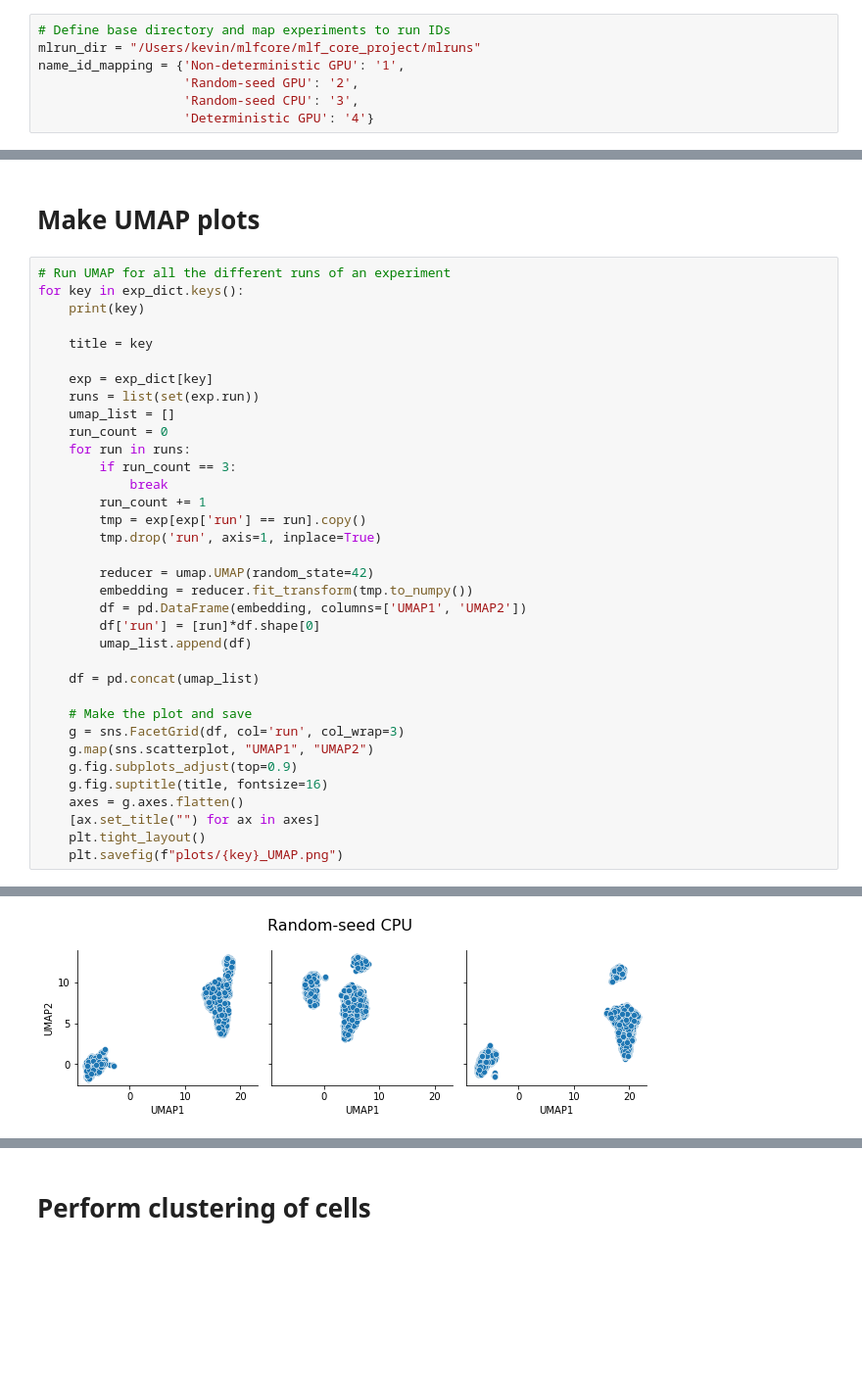
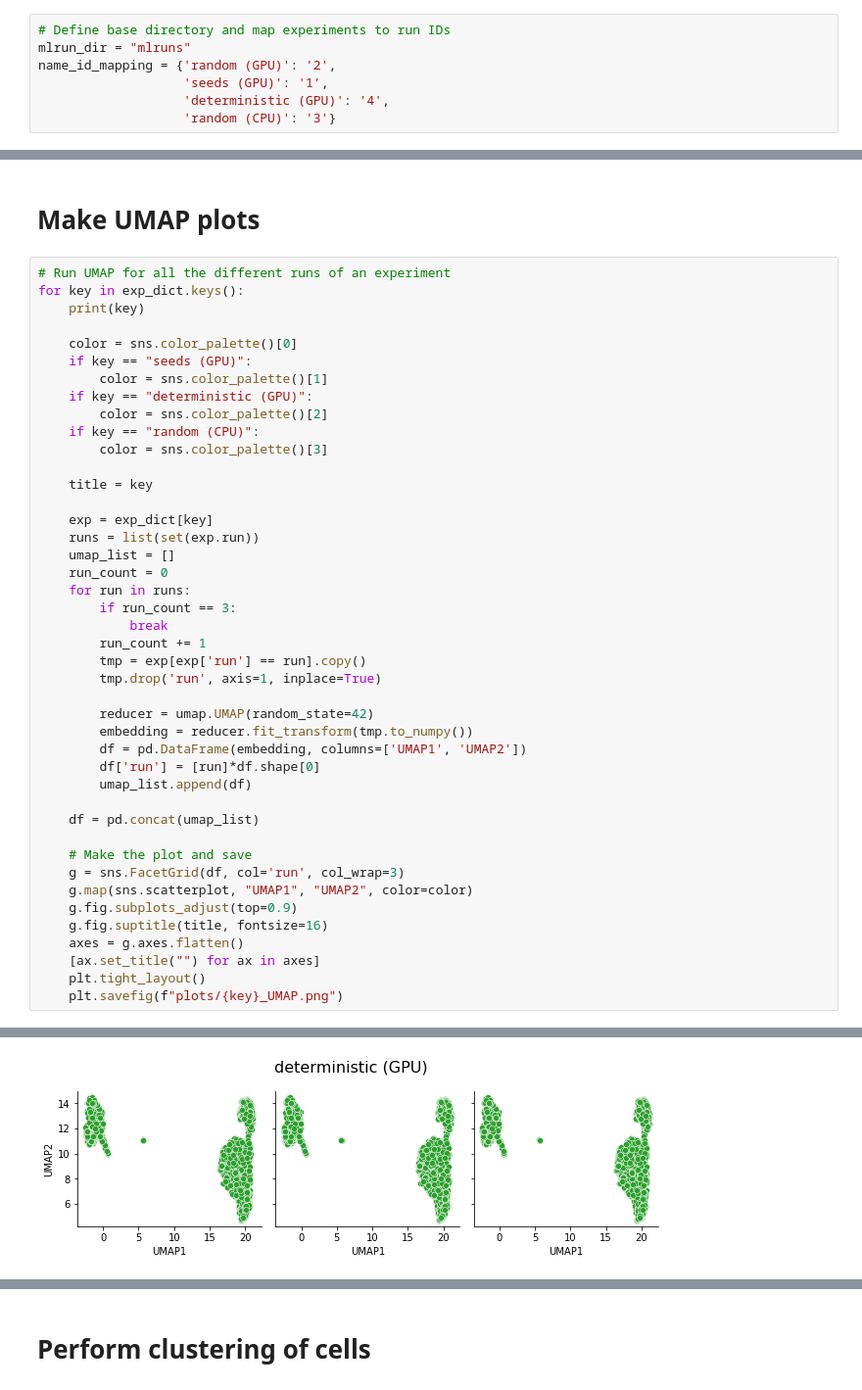
Before and after one commit to mlf-core/sc-autoencoder, a Jupyter notebook: sc_autoencoder/visualization/sc_downstream_analysis.ipynb, the cells around one changed output, grey strips where cells are left out. Shown: that part at 98% size. Saved outputs shown, nothing was run; the diff lists cells and outputs as text; blank space fills up the shorter version.

```diff
--- a/sc_autoencoder/visualization/sc_downstream_analysis.ipynb
+++ b/sc_autoencoder/visualization/sc_downstream_analysis.ipynb
@@ -13,11 +13,11 @@ import anndata as ad
 import scanpy as sc
 # %%
 # Define base directory and map experiments to run IDs
-mlrun_dir = "/Users/kevin/mlfcore/mlf_core_project/mlruns"
-name_id_mapping = {'Non-deterministic GPU': '1',
-                   'Random-seed GPU': '2',
-                   'Random-seed CPU': '3',
-                   'Deterministic GPU': '4'}
+mlrun_dir = "mlruns"
+name_id_mapping = {'random (GPU)': '2',
+                   'seeds (GPU)': '1',
+                   'deterministic (GPU)': '4',
+                   'random (CPU)': '3'}
 # %% [markdown]
 # Get dict of embeddings
 # %%
@@ -43,6 +43,14 @@ for k in keys:
 # Run UMAP for all the different runs of an experiment
 for key in exp_dict.keys():
     print(key)
+
+    color = sns.color_palette()[0]
+    if key == "seeds (GPU)":
+        color = sns.color_palette()[1]
+    if key == "deterministic (GPU)":
+        color = sns.color_palette()[2]
+    if key == "random (CPU)":
+        color = sns.color_palette()[3]
 
     title = key
 
@@ -67,7 +75,7 @@ for key in exp_dict.keys():
 
     # Make the plot and save
     g = sns.FacetGrid(df, col='run', col_wrap=3)
-    g.map(sns.scatterplot, "UMAP1", "UMAP2")
+    g.map(sns.scatterplot, "UMAP1", "UMAP2", color=color)
     g.fig.subplots_adjust(top=0.9)
     g.fig.suptitle(title, fontsize=16)
     axes = g.axes.flatten()
@@ -84 +92 @@ Deterministic GPU
-[figure, old version]
+[figure, new version]
```
Also changed, not shown: parts of 4 cells of this notebook, 15 other files.
